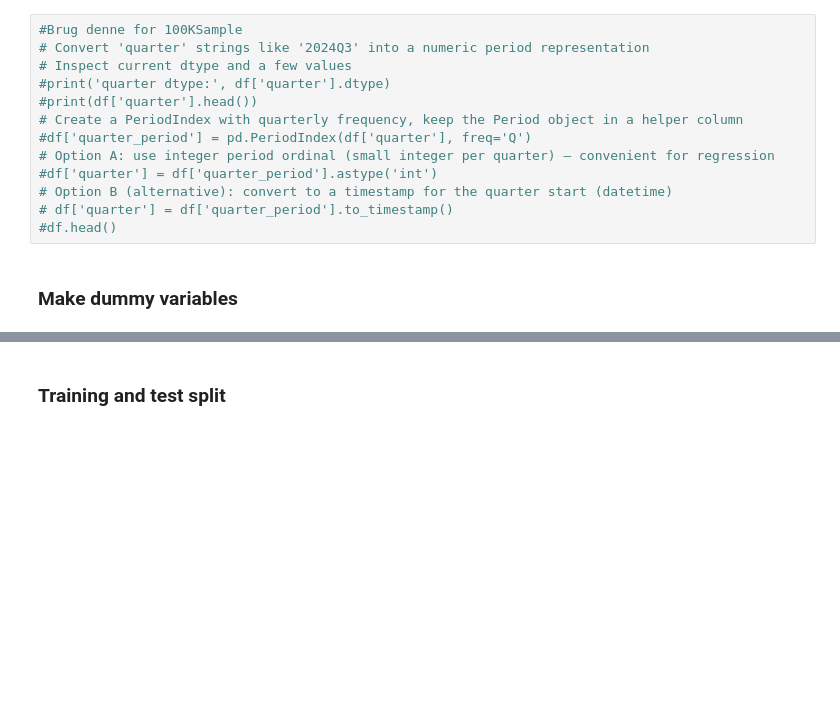
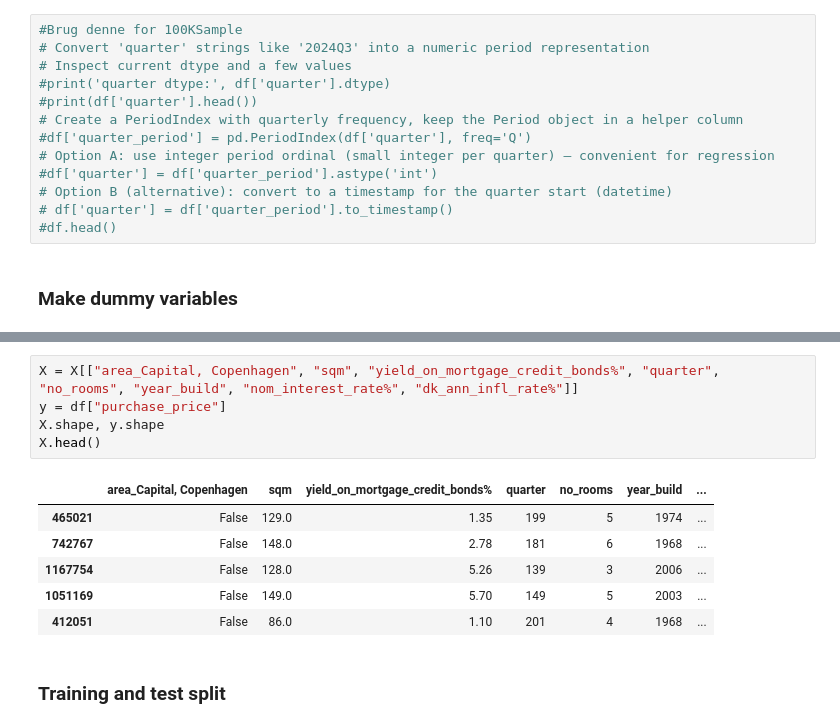
Before and after one commit to BPMRohde/AML, a Jupyter notebook: linear_regression.ipynb, the cells around one changed output, grey strips where cells are left out. Cells and saved outputs as stored; diff of their text form; blank space fills up the shorter version.

```diff
--- a/linear_regression.ipynb
+++ b/linear_regression.ipynb
@@ -78,3 +76,15 @@ X.head()
+# %%
+X = X[["area_Capital, Copenhagen", "sqm", "yield_on_mortgage_credit_bonds%", "quarter", "no_rooms", "year_build", "nom_interest_rate%", "dk_ann_infl_rate%"]]
+y = df["purchase_price"]
+X.shape, y.shape
+X.head()
+# %% [output]
+|  | area_Capital, Copenhagen | sqm | yield_on_mortgage_credit_bonds% | quarter | no_rooms | year_build | ... |
+| 465021 | False | 129.0 | 1.35 | 199 | 5 | 1974 | ... |
+| 742767 | False | 148.0 | 2.78 | 181 | 6 | 1968 | ... |
+| 1167754 | False | 128.0 | 5.26 | 139 | 3 | 2006 | ... |
+| 1051169 | False | 149.0 | 5.70 | 149 | 5 | 2003 | ... |
+| 412051 | False | 86.0 | 1.10 | 201 | 4 | 1968 | ... |
 # %% [markdown]
 ### Training and test split
 # %%
```
Also changed, not shown: parts of 8 cells of this notebook.
